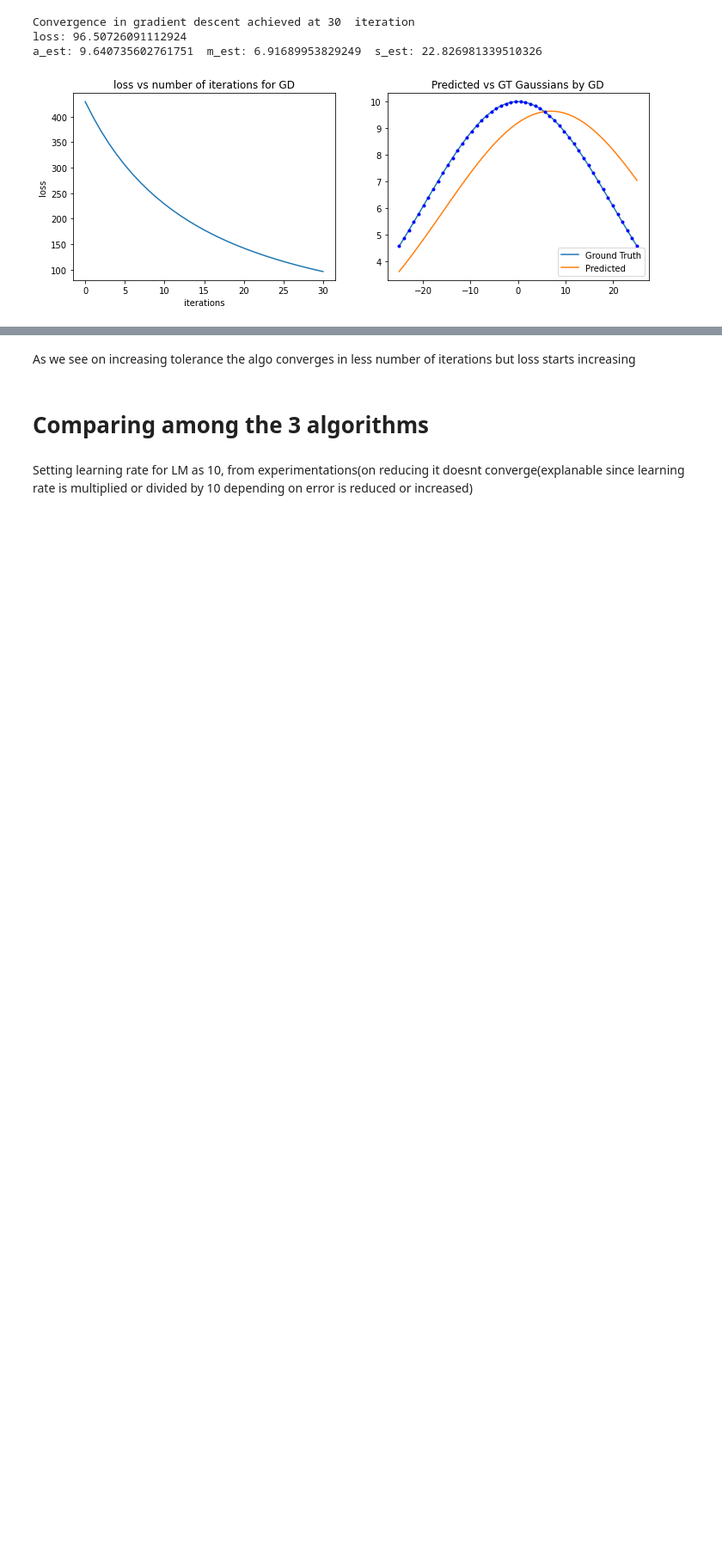
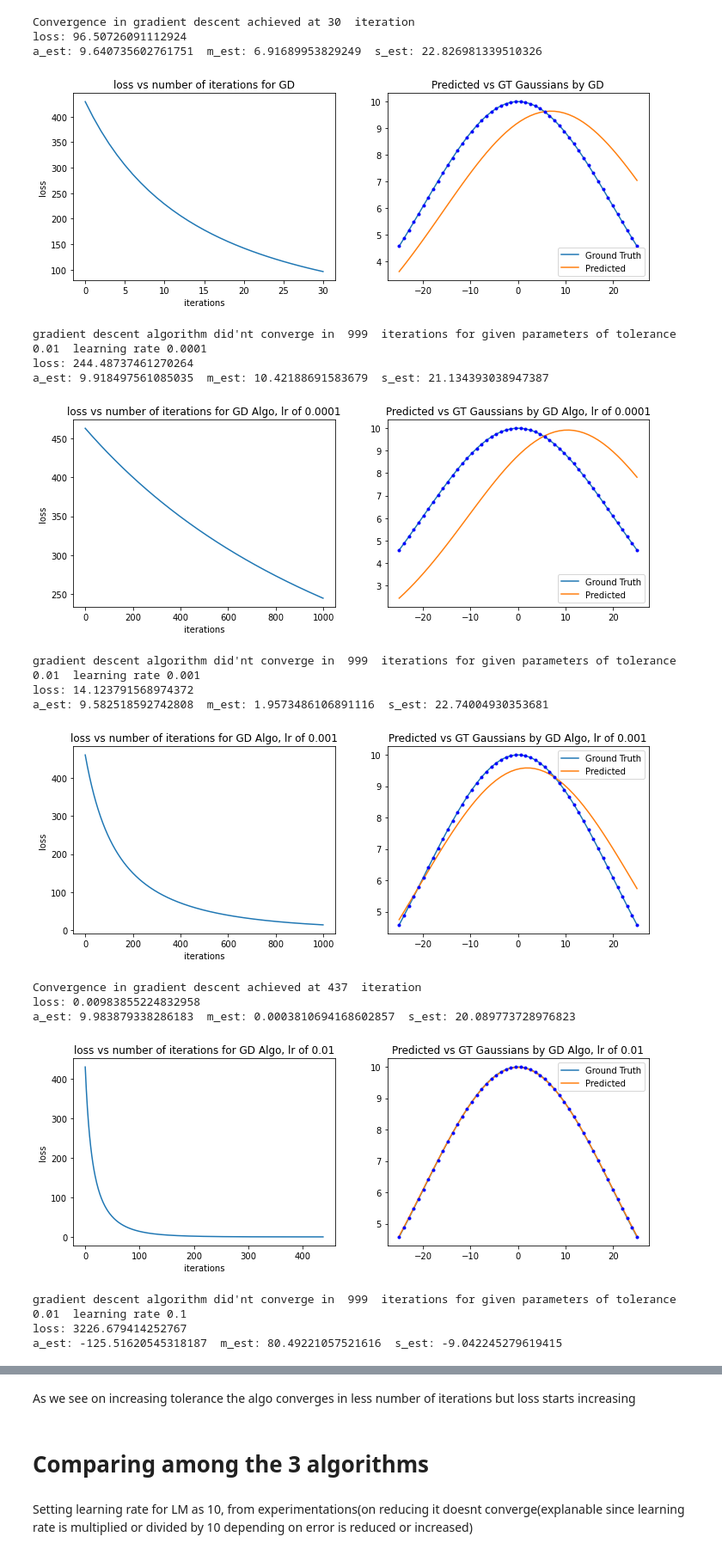
Before and after one commit to avani17101/ICP-and-Non-linear-least-squares-optimization, a Jupyter notebook: 16-spacex-Assignment-3.ipynb, the cells around one changed output, grey strips where cells are left out. Shown at 86% size. Cells and saved outputs as stored; diff of their text form; code cells hidden in the pictures; blank space fills up the shorter version.

```diff
--- a/16-spacex-Assignment-3.ipynb
+++ b/16-spacex-Assignment-3.ipynb
@@ -327,3 +340,35 @@ Convergence in gradient descent achieved at 30  iteration
 loss: 96.50726091112924
 a_est: 9.640735602761751  m_est: 6.91689953829249  s_est: 22.826981339510326
 [figure]
+# %%
+numberOfObservations = 50
+xObserved = np.linspace(-25, 25, numberOfObservations)
+a_gt = 10
+m_gt = 0
+s_gt = 20
+a_est = 10
+m_est = 13
+s_est = 19.12
+calculatedPrameters = np.array([a_est, m_est, s_est])
+learningrate = np.array([0.0001,0.001,0.01,0.1,1])
+
+for l in learningrate:
+    yObserved = gaussian(xObserved, a_gt, m_gt, s_gt)
+    ygd,lgd = gradDescent(xObserved,yObserved,calculatedPrameters,l,1e-2)
+    plot(xObserved,yObserved,ygd, lgd,"GD Algo, lr of "+str(l))
+# %% [output]
+gradient descent algorithm did'nt converge in  999  iterations for given parameters of tolerance 0.01  learning rate 0.0001
+loss: 244.48737461270264
+a_est: 9.918497561085035  m_est: 10.42188691583679  s_est: 21.134393038947387
+[figure, added]
+gradient descent algorithm did'nt converge in  999  iterations for given parameters of tolerance 0.01  learning rate 0.001
+loss: 14.123791568974372
+a_est: 9.582518592742808  m_est: 1.9573486106891116  s_est: 22.74004930353681
+[figure, added]
+Convergence in gradient descent achieved at 437  iteration
+loss: 0.00983855224832958
+a_est: 9.983879338286183  m_est: 0.0003810694168602857  s_est: 20.089773728976823
+[figure, added]
+gradient descent algorithm did'nt converge in  999  iterations for given parameters of tolerance 0.01  learning rate 0.1
+loss: 3226.679414252767
+a_est: -125.51620545318187  m_est: 80.49221057521616  s_est: -9.042245279619415
```
Also changed, not shown: parts of 11 cells of this notebook.
